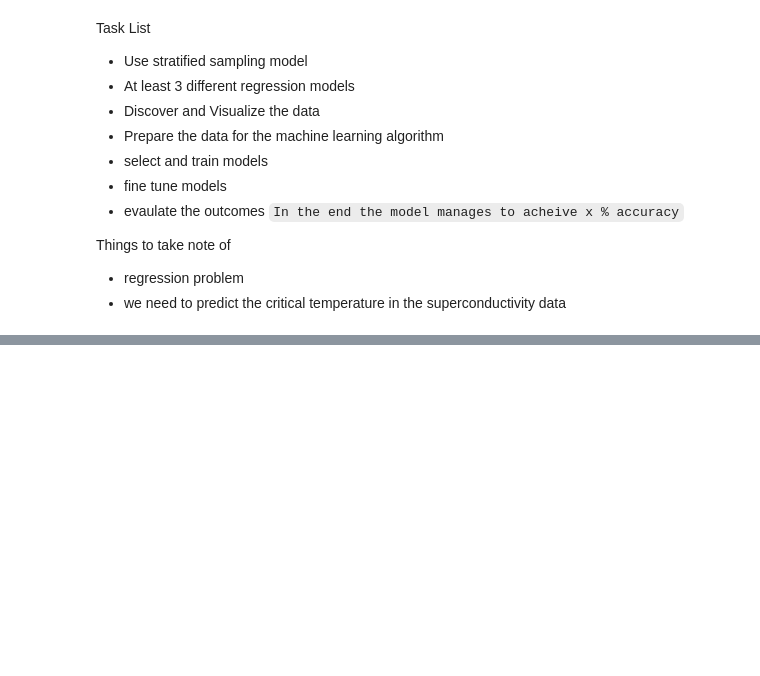
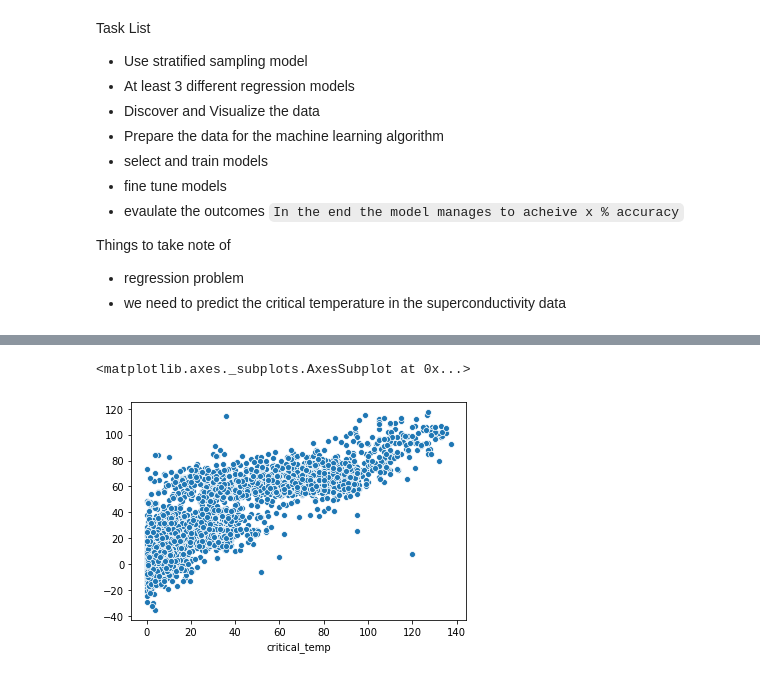
Before and after one commit to Zhiyang823/csci316-grp-a1, a Jupyter notebook: Grp5(T03_Assignment_1.ipynb, the cells around one changed output, grey strips where cells are left out. Cells and saved outputs as stored; diff of their text form; code cells hidden in the pictures; blank space fills up the shorter version.

```diff
--- a/Grp5(T03_Assignment_1.ipynb
+++ b/Grp5(T03_Assignment_1.ipynb
@@ -48,2 +77,12 @@ unique_df.head()
 # %%
 # Visualize the data
+# %%
+# Test code only
+# Split data into x ,y
+
+X = train.drop(columns=['critical_temp'])
+Y = train['critical_temp']
+
+x_train, x_test, y_train, y_test = train_test_split(X,Y, test_size=0.2)
+print(f'X Train Shape {x_train.shape}\nY Train Shape: {y_train.shape}\n')
+print(f'X Test Shape {x_test.shape}\nY Test Shape: {y_test.shape}')
@@ -49,0 +95,3 @@ unique_df.head()
+# %%
+model = linear_model.LinearRegression()
+model.fit(x_train,y_train)
@@ -49,0 +100,2 @@ unique_df.head()
+# %%
+y_pred = model.predict(x_test)
@@ -49,0 +126,7 @@ unique_df.head()
+# %%
+# Display results on graph
+
+sns.scatterplot(y_test, y_pred)
+# %% [output]
+<matplotlib.axes._subplots.AxesSubplot at 0x...>
+[figure, added]
```
Also changed, not shown: parts of 9 cells of this notebook.
